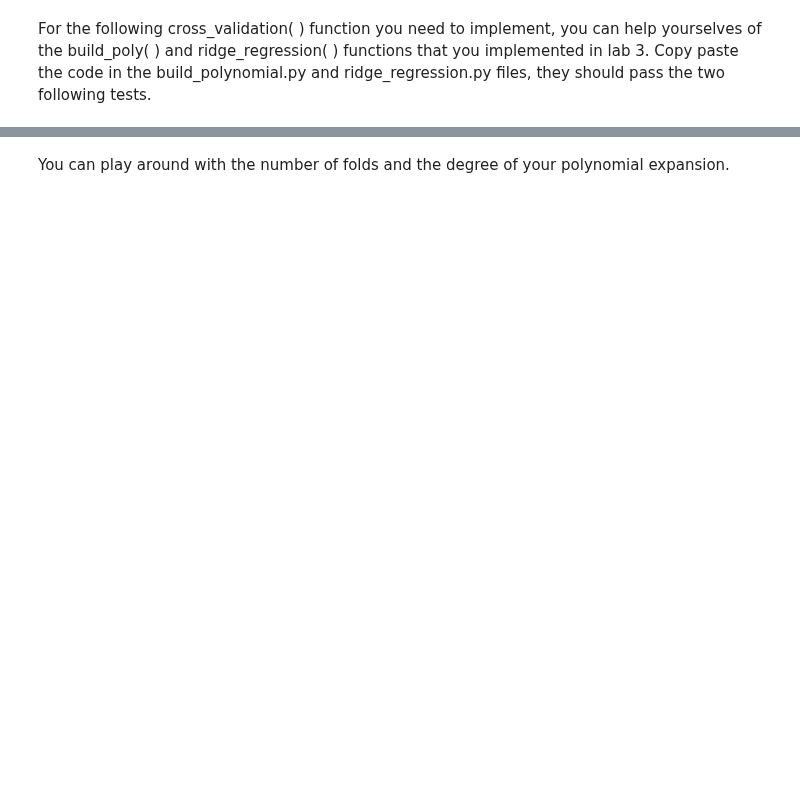
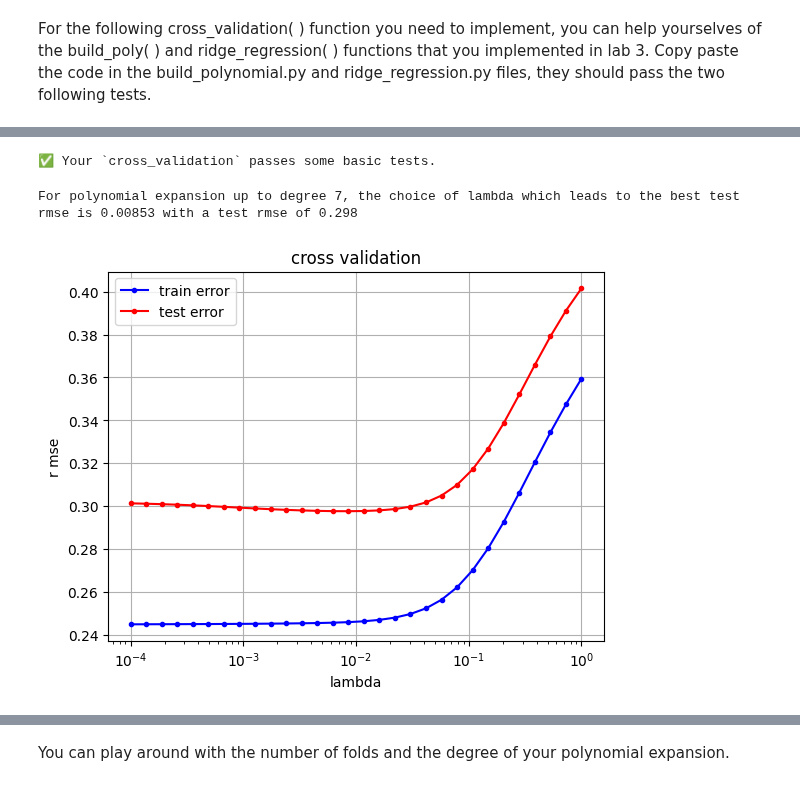
Before and after one commit to emka-gre/ML_course, a Jupyter notebook: labs/ex04/template/ex04.ipynb, the cells around one changed output, grey strips where cells are left out. Cells and saved outputs as stored; diff of their text form; code cells hidden in the pictures; blank space fills up the shorter version.

```diff
--- a/labs/ex04/template/ex04.ipynb
+++ b/labs/ex04/template/ex04.ipynb
@@ -72,66 +80,94 @@ def cross_validation(y, x, k_indices, k, lambda_, degree):
     # INSERT YOUR CODE HERE
     # get k'th subgroup in test, others in train: TODO
     # ***************************************************
-    raise NotImplementedError
+    te_indices = k_indices[k]
+    tr_indices = k_indices[np.arange(k_indices.shape[0]) != k].reshape(-1)
+
+    x_tr, y_tr = x[tr_indices], y[tr_indices]
+    x_te, y_te = x[te_indices], y[te_indices]
     # ***************************************************
     # INSERT YOUR CODE HERE
     # form data with polynomial degree: TODO
     # ***************************************************
-    raise NotImplementedError
+    tx_tr = build_poly(x_tr, degree)
+    tx_te = build_poly(x_te, degree)
+
     # ***************************************************
     # INSERT YOUR CODE HERE
     # ridge regression: TODO
     # ***************************************************
-    raise NotImplementedError
+    w = ridge_regression(y_tr, tx_tr, lambda_)
     # ***************************************************
     # INSERT YOUR CODE HERE
     # calculate the loss for train and test data: TODO
     # ***************************************************
-    raise NotImplementedError
-    return loss_tr, loss_te
+    loss_tr = np.sqrt(2 * compute_mse(y_tr, tx_tr, w))
+    loss_te = np.sqrt(2 * compute_mse(y_te, tx_te, w))
+    return float(loss_tr), float(loss_te)
 # %%
 # can lead to a numerical error if you use an older version than Python 3.9
 test(cross_validation)
+# %% [output]
+✅ Your `cross_validation` passes some basic tests.
 # %%
 from plots import cross_validation_visualization
 
 
-def cross_validation_demo(degree, k_fold, lambdas):
+def cross_validation_demo(degree, k_fold, lambdas,text=True):
     """cross validation over regularisation parameter lambda.
 
     Args:
         degree: integer, degree of the polynomial expansion
         k_fold: integer, the number of folds
         lambdas: shape = (p, ) where p is the number of values of lambda to test
     Returns:
         best_lambda : scalar, value of the best lambda
         best_rmse : scalar, the associated root mean squared error for the best lambda
     """
 
     seed = 12
     degree = degree
     k_fold = k_fold
     lambdas = lambdas
     # split data in k fold
     k_indices = build_k_indices(y, k_fold, seed)
     # define lists to store the loss of training data and test data
     rmse_tr = []
     rmse_te = []
     # ***************************************************
     # INSERT YOUR CODE HERE
     # cross validation over lambdas: TODO
     # ***************************************************
-    raise NotImplementedError
+    # cross validation over lambdas
+    for lambda_ in lambdas:
+        rmse_tr_folds = []
+        rmse_te_folds = []
+        for k in range(k_fold):
+            loss_tr, loss_te = cross_validation(y, x, k_indices, k, lambda_, degree)
+            rmse_tr_folds.append(loss_tr)
+            rmse_te_folds.append(loss_te)
+        # average over the k folds -> one value per lambda
+        rmse_tr.append(np.mean(rmse_tr_folds))
+        rmse_te.append(np.mean(rmse_te_folds))
 
-    cross_validation_visualization(lambdas, rmse_tr, rmse_te)
-    print(
-        "For polynomial expansion up to degree %.f, the choice of lambda which leads to the best test rmse is %.5f with a test rmse of %.3f"
-        % (degree, best_lambda, best_rmse)
-    )
+    # best lambda = the one with the lowest average test rmse
+    best_idx = np.argmin(rmse_te)
+    best_lambda = lambdas[best_idx]
+    best_rmse = rmse_te[best_idx]
+    if text:
+        cross_validation_visualization(lambdas, rmse_tr, rmse_te)
+
+        print(
+            "For polynomial expansion up to degree %.f, the choice of lambda which leads to the best test rmse is %.5f with a test rmse of %.3f"
+            % (degree, best_lambda, best_rmse)
+        )
     return best_lambda, best_rmse
 
 
 best_lambda, best_rmse = cross_validation_demo(7, 4, np.logspace(-4, 0, 30))
+# %% [output]
+For polynomial expansion up to degree 7, the choice of lambda which leads to the best test rmse is 0.00853 with a test rmse of 0.298
+[figure, added]
 # %% [markdown]
 Your output should look like this for seed = 12, degree = 7 and k_fold = 4:
 
```
Also changed, not shown: parts of 8 cells of this notebook, 4 other files.
